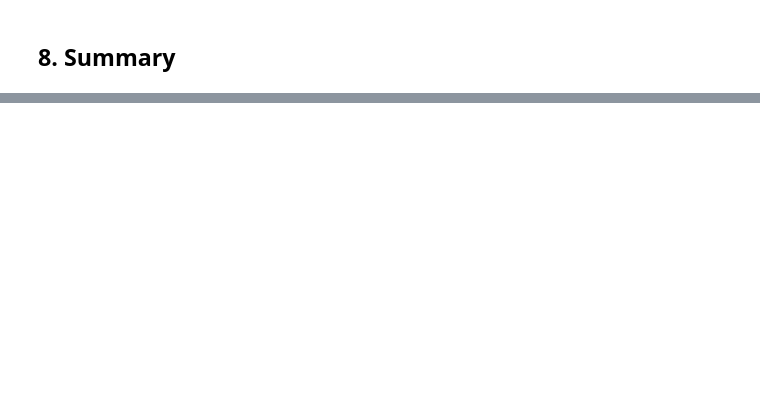
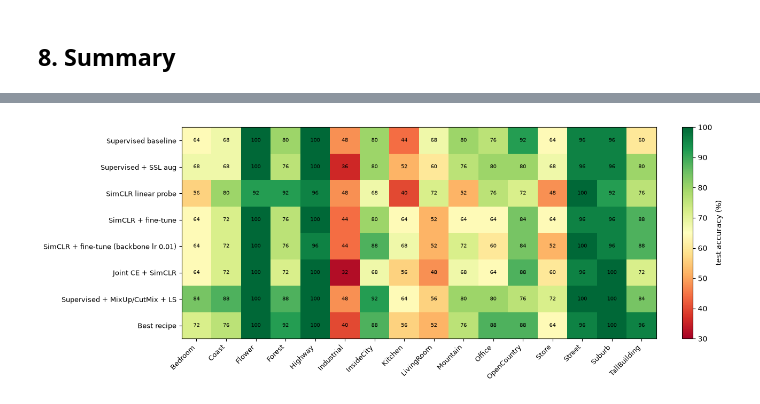
Before and after one commit to AbhiB176/SSL-experiment, a Jupyter notebook: experiments.ipynb, the cells around one changed output, grey strips where cells are left out. Drawn from its saved outputs; the diff is of its cells as text; code cells hidden in the pictures; blank space fills up the shorter version.

```diff
--- a/experiments.ipynb
+++ b/experiments.ipynb
@@ -322,0 +361,4 @@ plots.table(FINAL, RUNS_DIR,
+# %%
+plots.per_class(FINAL, RUNS_DIR, labels=LABELS, split='test', save=FIGS / 'summary_per_class_test.png')
+# %% [output]
+[figure, added]
```
Also changed, not shown: parts of 7 cells of this notebook, 1 other file.
